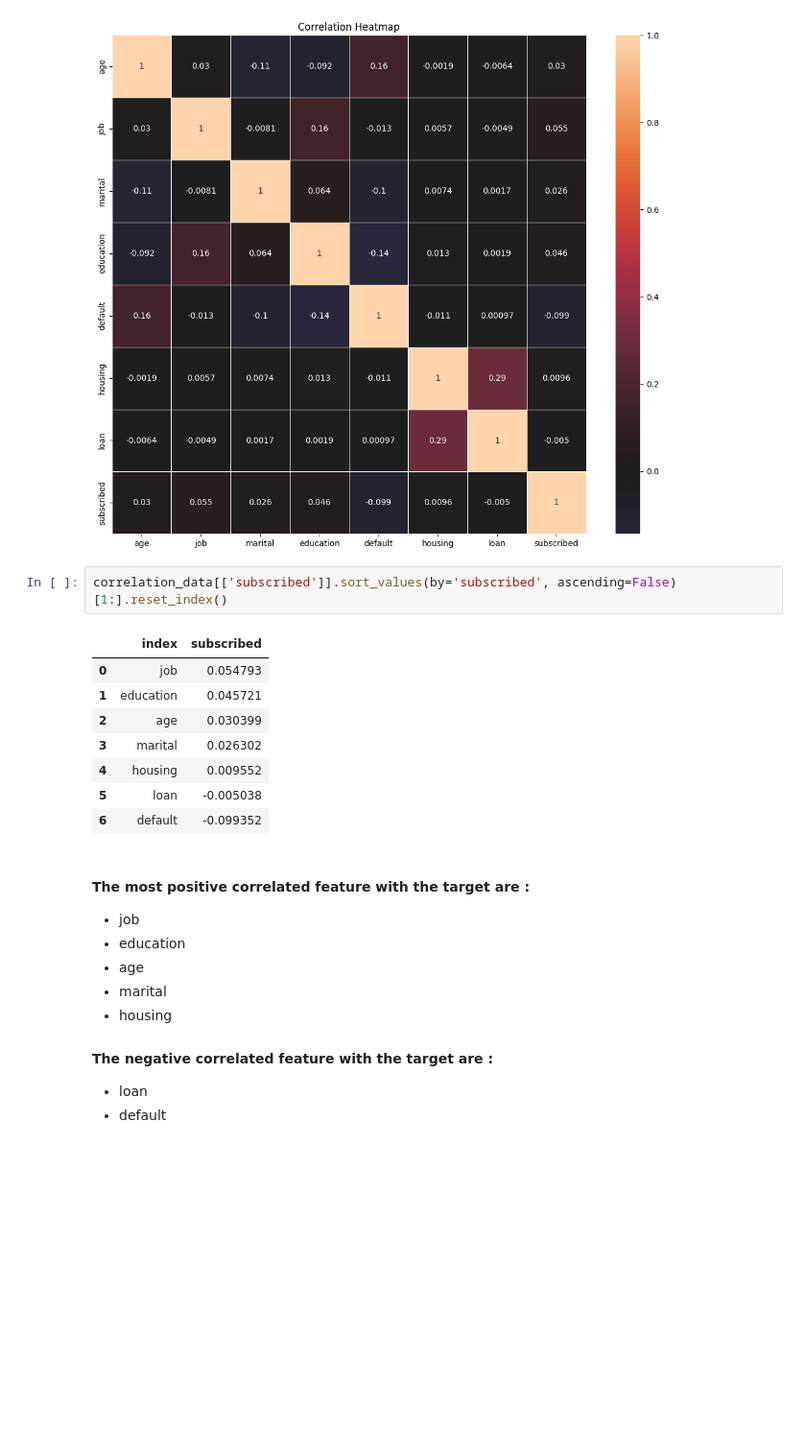
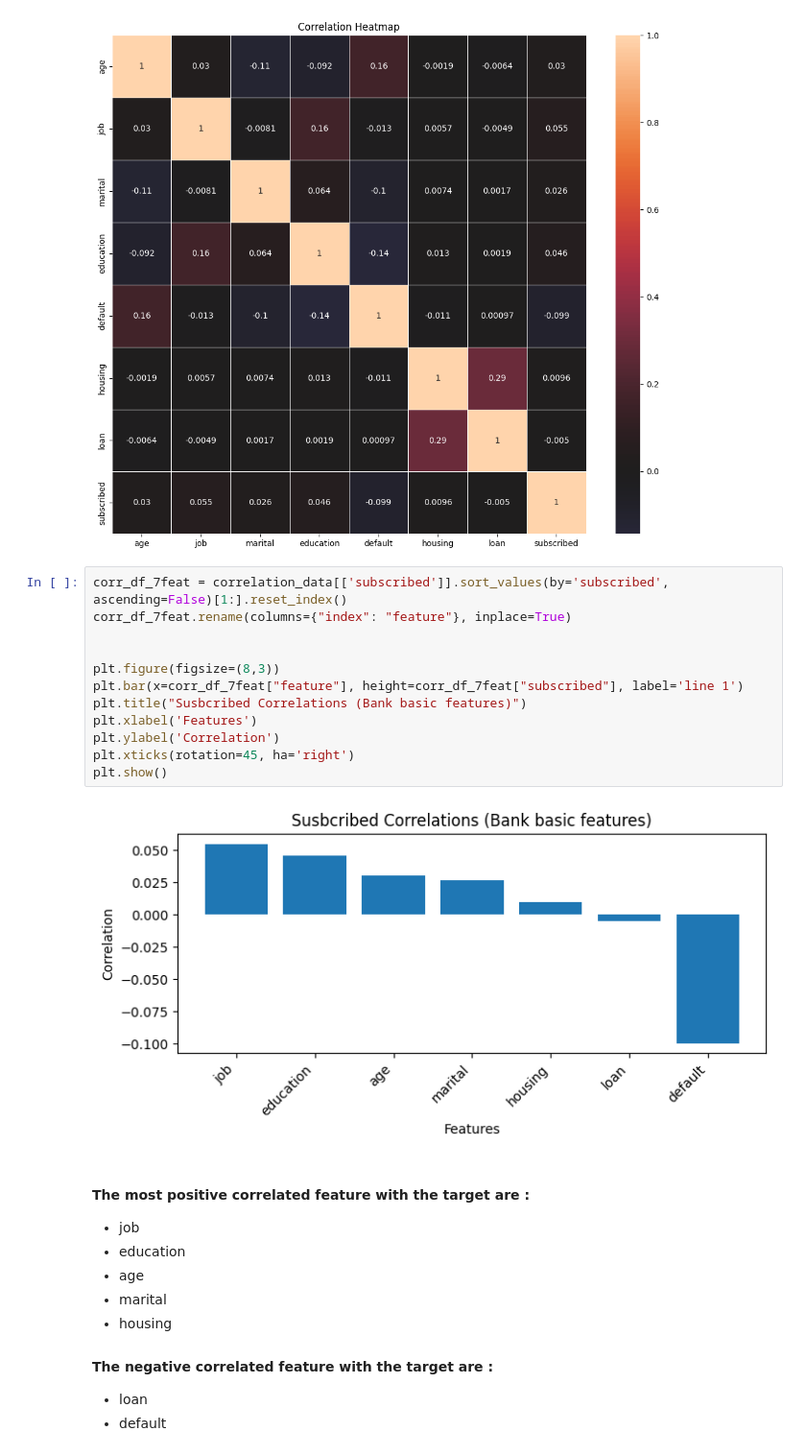
Before and after one commit to DiegoHermosa/ClassifierComparison, a Jupyter notebook: prompt_III.ipynb, the cells around one changed output. Shown at 96% size. Drawn from its saved outputs; the diff is of its cells as text; blank space fills up the shorter version.

```diff
--- a/prompt_III.ipynb
+++ b/prompt_III.ipynb
@@ -248,17 +248,20 @@ f, ax = plt.subplots(figsize=(13, 11))
 sns.heatmap(correlation_data, center = 0, linewidth = .5, annot = True).set(title='Correlation Heatmap');
 # %% [output]
 [figure]
-# %%
-correlation_data[['subscribed']].sort_values(by='subscribed', ascending=False)[1:].reset_index()
-# %% [output]
-|  | index | subscribed |
-| 0 | job | 0.054793 |
-| 1 | education | 0.045721 |
-| 2 | age | 0.030399 |
-| 3 | marital | 0.026302 |
-| 4 | housing | 0.009552 |
-| 5 | loan | -0.005038 |
-| 6 | default | -0.099352 |
+# %%
+corr_df_7feat = correlation_data[['subscribed']].sort_values(by='subscribed', ascending=False)[1:].reset_index()
+corr_df_7feat.rename(columns={"index": "feature"}, inplace=True)
+
+
+plt.figure(figsize=(8,3))
+plt.bar(x=corr_df_7feat["feature"], height=corr_df_7feat["subscribed"], label='line 1')
+plt.title("Susbcribed Correlations (Bank basic features)")
+plt.xlabel('Features')
+plt.ylabel('Correlation')
+plt.xticks(rotation=45, ha='right')
+plt.show()
+# %% [output]
+[figure, added]
 # %% [markdown]
 #### The most positive correlated feature with the target are :
 - job
```
Also changed, not shown: parts of 3 cells of this notebook.
